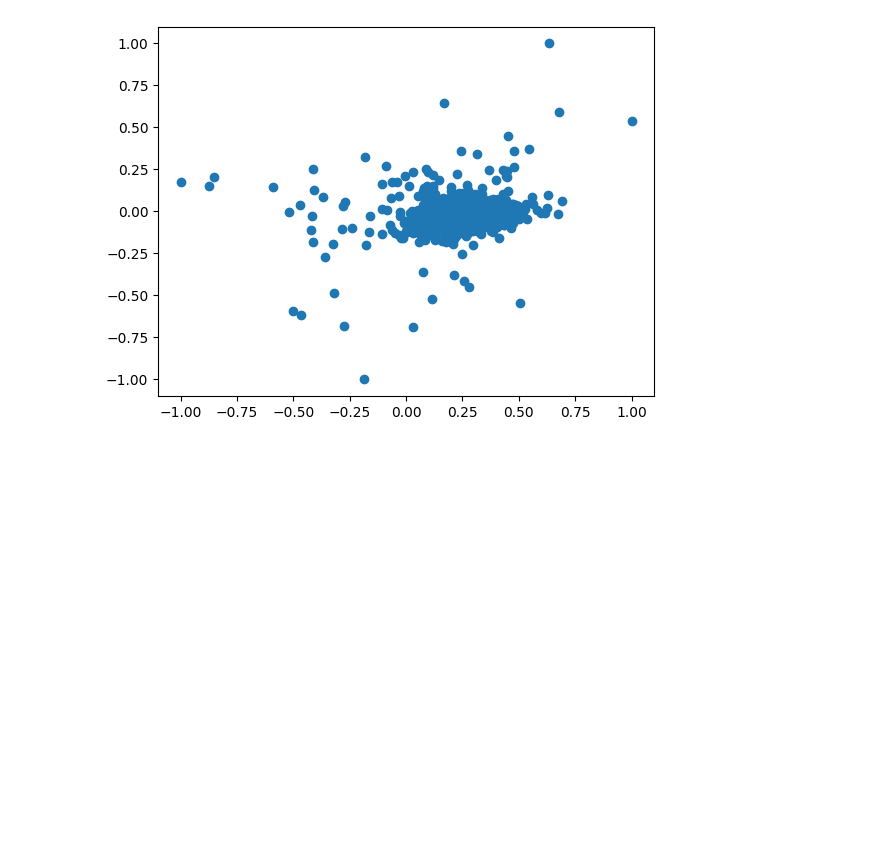
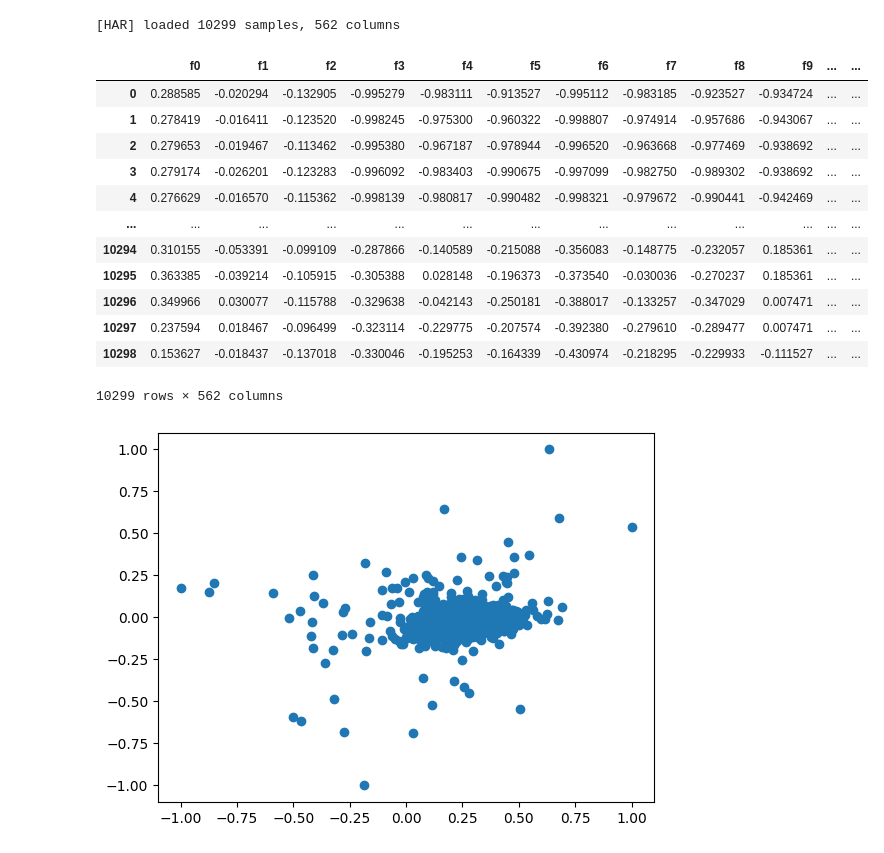
Before and after one commit to nitrazek/outlier-generator-models, a Jupyter notebook: notebooks/test_outliers.ipynb, the cells around one changed output. Drawn from its saved outputs; the diff is of its cells as text; code cells hidden in the pictures; blank space fills up the shorter version.

```diff
--- a/notebooks/test_outliers.ipynb
+++ b/notebooks/test_outliers.ipynb
@@ -48,3 +9,22 @@ df
+# %%
+df, meta = load(name=Dataset.HAR)
+
+df
+# %% [output]
+[HAR] loaded 10299 samples, 562 columns
+|  | f0 | f1 | f2 | f3 | f4 | f5 | f6 | f7 | f8 | f9 | ... | ... |
+| 0 | 0.288585 | -0.020294 | -0.132905 | -0.995279 | -0.983111 | -0.913527 | -0.995112 | -0.983185 | -0.923527 | -0.934724 | ... | ... |
+| 1 | 0.278419 | -0.016411 | -0.123520 | -0.998245 | -0.975300 | -0.960322 | -0.998807 | -0.974914 | -0.957686 | -0.943067 | ... | ... |
+| 2 | 0.279653 | -0.019467 | -0.113462 | -0.995380 | -0.967187 | -0.978944 | -0.996520 | -0.963668 | -0.977469 | -0.938692 | ... | ... |
+| 3 | 0.279174 | -0.026201 | -0.123283 | -0.996092 | -0.983403 | -0.990675 | -0.997099 | -0.982750 | -0.989302 | -0.938692 | ... | ... |
+| 4 | 0.276629 | -0.016570 | -0.115362 | -0.998139 | -0.980817 | -0.990482 | -0.998321 | -0.979672 | -0.990441 | -0.942469 | ... | ... |
+| ... | ... | ... | ... | ... | ... | ... | ... | ... | ... | ... | ... | ... |
+| 10294 | 0.310155 | -0.053391 | -0.099109 | -0.287866 | -0.140589 | -0.215088 | -0.356083 | -0.148775 | -0.232057 | 0.185361 | ... | ... |
+| 10295 | 0.363385 | -0.039214 | -0.105915 | -0.305388 | 0.028148 | -0.196373 | -0.373540 | -0.030036 | -0.270237 | 0.185361 | ... | ... |
+| 10296 | 0.349966 | 0.030077 | -0.115788 | -0.329638 | -0.042143 | -0.250181 | -0.388017 | -0.133257 | -0.347029 | 0.007471 | ... | ... |
+| 10297 | 0.237594 | 0.018467 | -0.096499 | -0.323114 | -0.229775 | -0.207574 | -0.392380 | -0.279610 | -0.289477 | 0.007471 | ... | ... |
+| 10298 | 0.153627 | -0.018437 | -0.137018 | -0.330046 | -0.195253 | -0.164339 | -0.430974 | -0.218295 | -0.229933 | -0.111527 | ... | ... |
+10299 rows × 562 columns
 # %%
 plt.scatter(df.iloc[:, 0], df.iloc[:, 1])
 plt.show()
```
Also changed, not shown: parts of 4 cells of this notebook, 1 other file.
